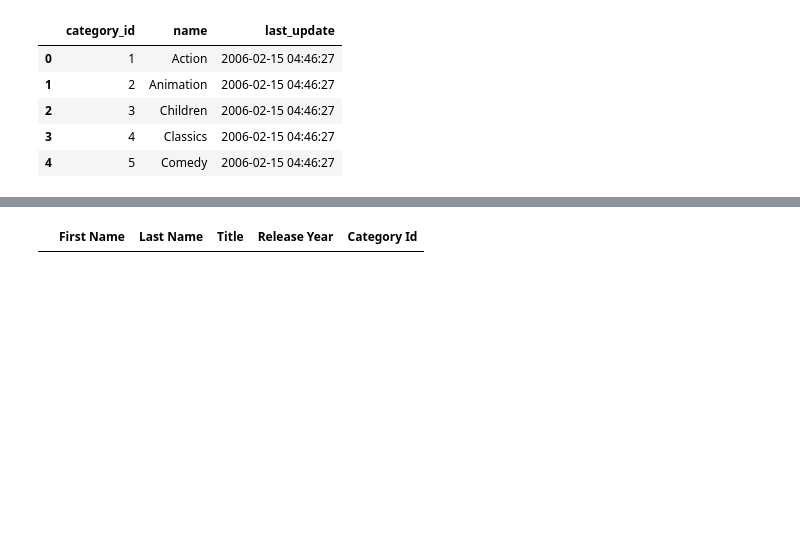
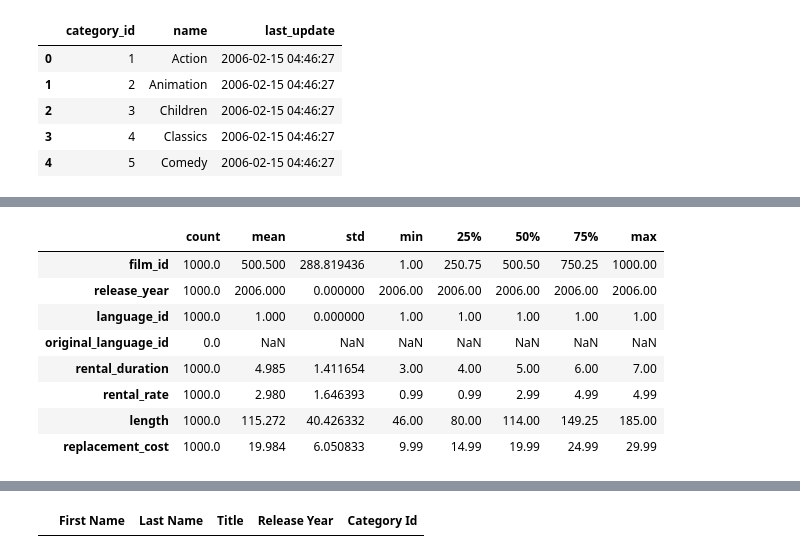
Before and after one commit to ClaraGallardo/sql-data-base-building, a Jupyter notebook: notebook/1.Limpieza.ipynb, the cells around one changed output, grey strips where cells are left out. Cells and saved outputs as stored; diff of their text form; code cells hidden in the pictures; blank space fills up the shorter version.

```diff
--- a/notebook/1.Limpieza.ipynb
+++ b/notebook/1.Limpieza.ipynb
@@ -200,2 +134,0 @@ f.describe()
-# %%
-f.columns=f.columns.str.replace('_',' ').str.title()
@@ -219,3 +134,0 @@ dtype: int64
-# %%
-f.drop(columns=['Original Language Id','Last Update'], inplace=True) #tiene una columna llena de nulos, la quitamos junto con Last
-f.columns
@@ -362,0 +177,12 @@ o.columns=o.columns.str.replace('_',' ').str.title()
+# %%
+f.describe().T
+# %% [output]
+|  | count | mean | std | min | 25% | 50% | 75% | max |
+| film_id | 1000.0 | 500.500 | 288.819436 | 1.00 | 250.75 | 500.50 | 750.25 | 1000.00 |
+| release_year | 1000.0 | 2006.000 | 0.000000 | 2006.00 | 2006.00 | 2006.00 | 2006.00 | 2006.00 |
+| language_id | 1000.0 | 1.000 | 0.000000 | 1.00 | 1.00 | 1.00 | 1.00 | 1.00 |
+| original_language_id | 0.0 | NaN | NaN | NaN | NaN | NaN | NaN | NaN |
+| rental_duration | 1000.0 | 4.985 | 1.411654 | 3.00 | 4.00 | 5.00 | 6.00 | 7.00 |
+| rental_rate | 1000.0 | 2.980 | 1.646393 | 0.99 | 0.99 | 2.99 | 4.99 | 4.99 |
+| length | 1000.0 | 115.272 | 40.426332 | 46.00 | 80.00 | 114.00 | 149.25 | 185.00 |
+| replacement_cost | 1000.0 | 19.984 | 6.050833 | 9.99 | 14.99 | 19.99 | 24.99 | 29.99 |
```
Also changed, not shown: parts of 70 cells of this notebook, 2 other files.
